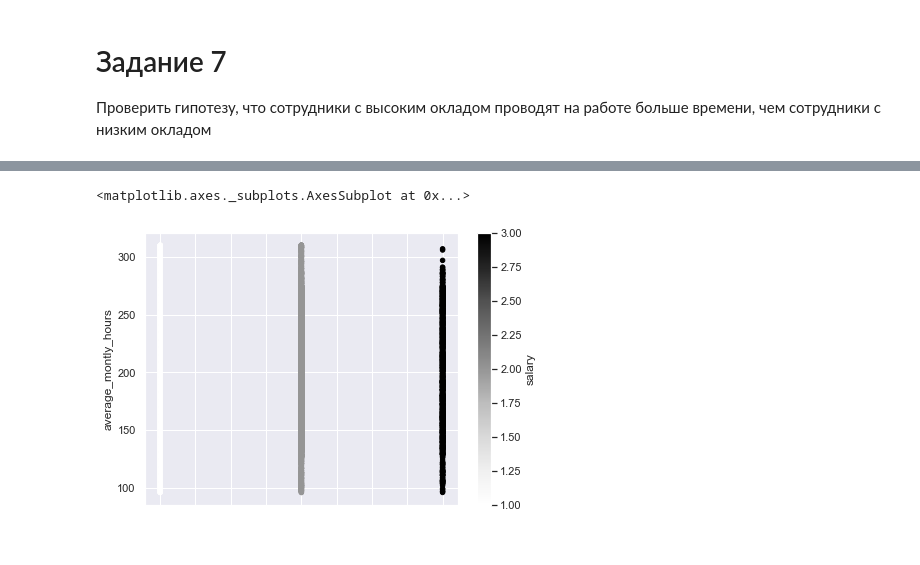
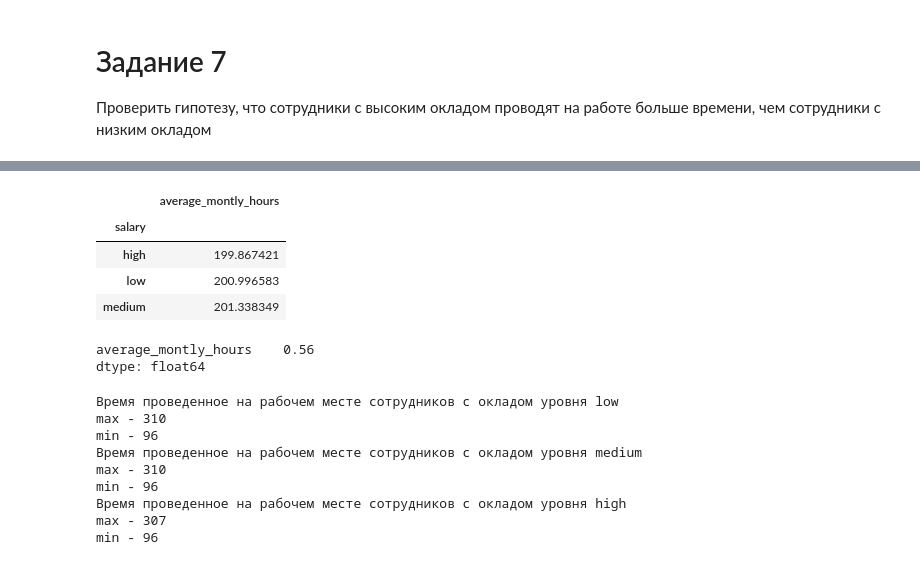
Before and after one commit to alexrudskih/pyda14_rudskih_HW, a Jupyter notebook: final_work/Final_work.ipynb, the cells around one changed output, grey strips where cells are left out. Drawn from its saved outputs; the diff is of its cells as text; code cells hidden in the pictures.

```diff
--- a/final_work/Final_work.ipynb
+++ b/final_work/Final_work.ipynb
@@ -248,5 +231,35 @@ HR_edit
-# %%
-HR_edit.plot(kind = 'scatter', x = 'salary', y = 'average_montly_hours', c = 'salary')
-# %% [output]
-<matplotlib.axes._subplots.AxesSubplot at 0x...>
-[figure, removed]
+# %%
+# рассчитаем среднее время на рабочем месте в разрезе оклада
+salary = pd.DataFrame(HR.groupby('salary').mean()['average_montly_hours'])
+salary
+# %% [output]
+|  | average_montly_hours |
+| salary |  |
+| high | 199.867421 |
+| low | 200.996583 |
+| medium | 201.338349 |
+# %%
+round((((100*salary.loc['low'])/salary.loc['high'])-100), 2)
+# %% [output]
+average_montly_hours    0.56
+dtype: float64
+# %%
+print('Время проведенное на рабочем месте сотрудников с окладом уровня low')
+print(f"max - {HR.loc[HR['salary'] == 'low'].max()['average_montly_hours']}")
+print(f"min - {HR.loc[HR['salary'] == 'low'].min()['average_montly_hours']}")
+print('Время проведенное на рабочем месте сотрудников с окладом уровня medium')
+print(f"max - {HR.loc[HR['salary'] == 'medium'].max()['average_montly_hours']}")
+print(f"min - {HR.loc[HR['salary'] == 'medium'].min()['average_montly_hours']}")
+print('Время проведенное на рабочем месте сотрудников с окладом уровня high')
+print(f"max - {HR.loc[HR['salary'] == 'high'].max()['average_montly_hours']}")
+print(f"min - {HR.loc[HR['salary'] == 'high'].min()['average_montly_hours']}")
+# %% [output]
+Время проведенное на рабочем месте сотрудников с окладом уровня low
+max - 310
+min - 96
+Время проведенное на рабочем месте сотрудников с окладом уровня medium
+max - 310
+min - 96
+Время проведенное на рабочем месте сотрудников с окладом уровня high
+max - 307
+min - 96
```
Also changed, not shown: parts of 29 cells of this notebook.
